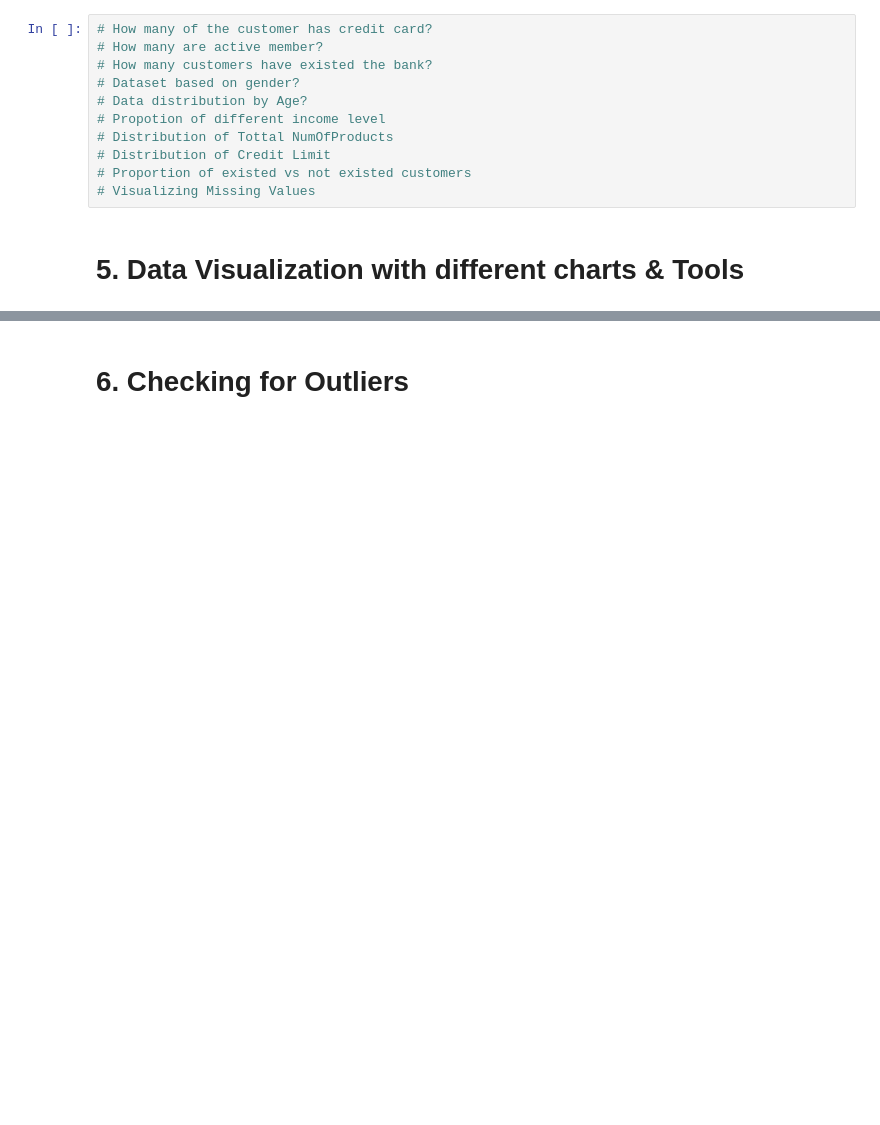
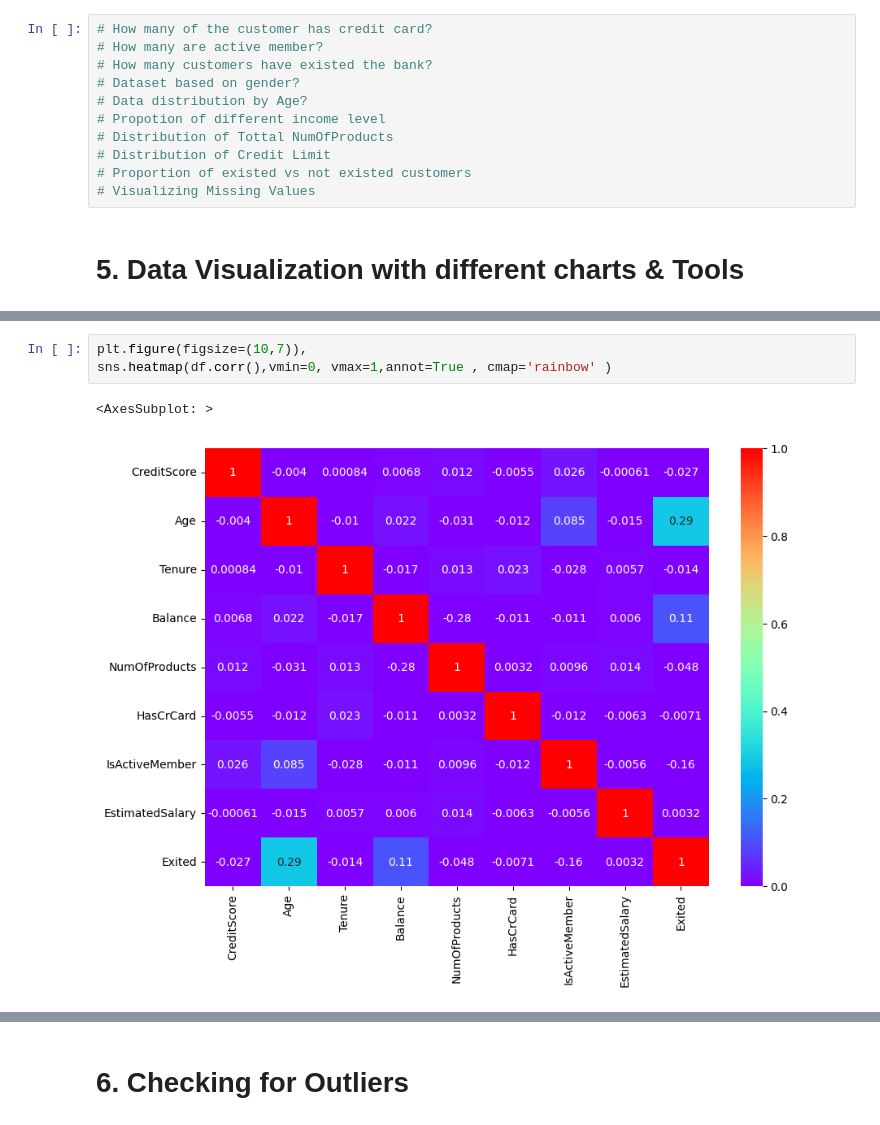
Before and after one commit to EmilyCaroline/BankCustomerChurnPrediction, a Jupyter notebook: main.ipynb, the cells around one changed output, grey strips where cells are left out. Drawn from its saved outputs; the diff is of its cells as text; blank space fills up the shorter version.

```diff
--- a/main.ipynb
+++ b/main.ipynb
@@ -180,0 +235,6 @@ In this dataset, there is no missing values. Therefore, it is not necessary to r
+# %%
+plt.figure(figsize=(10,7)),
+sns.heatmap(df.corr(),vmin=0, vmax=1,annot=True , cmap='rainbow' )
+# %% [output]
+<AxesSubplot: >
+[figure, added]
```
Also changed, not shown: parts of 21 cells of this notebook.
